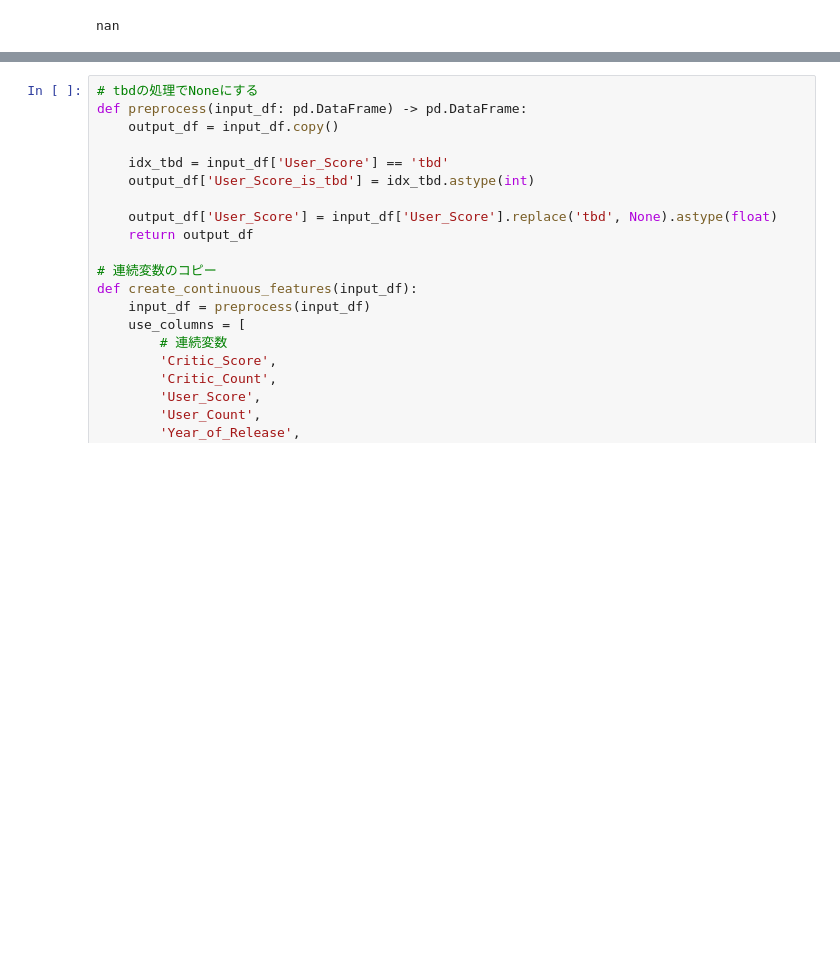
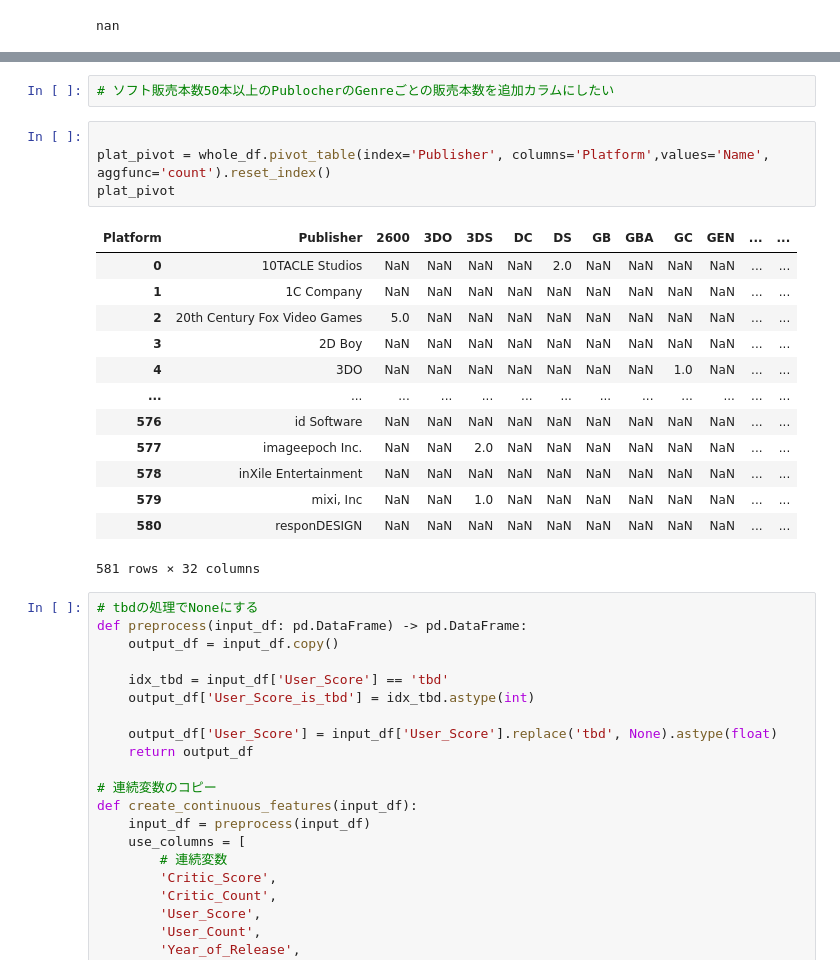
Before and after one commit to amagaeru1113/atmaCup_no8, a Jupyter notebook: notebooks/nb002.ipynb, the cells around one changed output, grey strips where cells are left out. Drawn from its saved outputs; the diff is of its cells as text; blank space fills up the shorter version.

```diff
--- a/notebooks/nb002.ipynb
+++ b/notebooks/nb002.ipynb
@@ -127,3 +157,23 @@ tmp_df
+# %%
+# ソフト販売本数50本以上のPublocherのGenreごとの販売本数を追加カラムにしたい
+# %%
+
+plat_pivot = whole_df.pivot_table(index='Publisher', columns='Platform',values='Name', aggfunc='count').reset_index()
+plat_pivot
+# %% [output]
+| Platform | Publisher | 2600 | 3DO | 3DS | DC | DS | GB | GBA | GC | GEN | ... | ... |
+| 0 | 10TACLE Studios | NaN | NaN | NaN | NaN | 2.0 | NaN | NaN | NaN | NaN | ... | ... |
+| 1 | 1C Company | NaN | NaN | NaN | NaN | NaN | NaN | NaN | NaN | NaN | ... | ... |
+| 2 | 20th Century Fox Video Games | 5.0 | NaN | NaN | NaN | NaN | NaN | NaN | NaN | NaN | ... | ... |
+| 3 | 2D Boy | NaN | NaN | NaN | NaN | NaN | NaN | NaN | NaN | NaN | ... | ... |
+| 4 | 3DO | NaN | NaN | NaN | NaN | NaN | NaN | NaN | 1.0 | NaN | ... | ... |
+| ... | ... | ... | ... | ... | ... | ... | ... | ... | ... | ... | ... | ... |
+| 576 | id Software | NaN | NaN | NaN | NaN | NaN | NaN | NaN | NaN | NaN | ... | ... |
+| 577 | imageepoch Inc. | NaN | NaN | 2.0 | NaN | NaN | NaN | NaN | NaN | NaN | ... | ... |
+| 578 | inXile Entertainment | NaN | NaN | NaN | NaN | NaN | NaN | NaN | NaN | NaN | ... | ... |
+| 579 | mixi, Inc | NaN | NaN | 1.0 | NaN | NaN | NaN | NaN | NaN | NaN | ... | ... |
+| 580 | responDESIGN | NaN | NaN | NaN | NaN | NaN | NaN | NaN | NaN | NaN | ... | ... |
+581 rows × 32 columns
 # %%
 # tbdの処理でNoneにする
 def preprocess(input_df: pd.DataFrame) -> pd.DataFrame:
```
Also changed, not shown: parts of 19 cells of this notebook, 2 other files.
